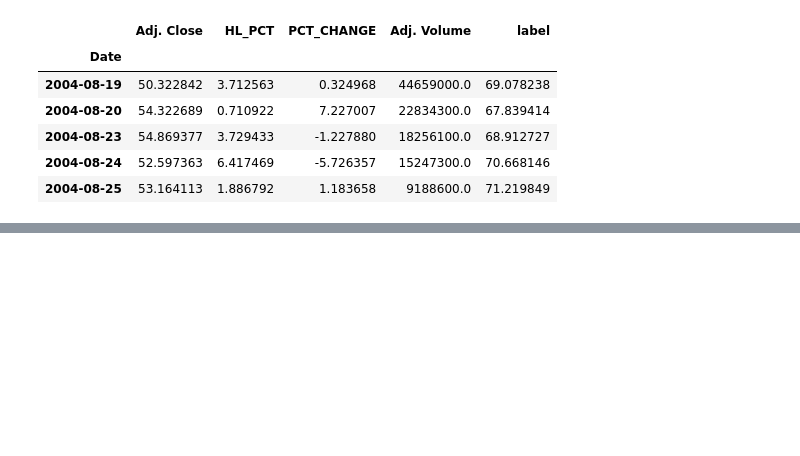
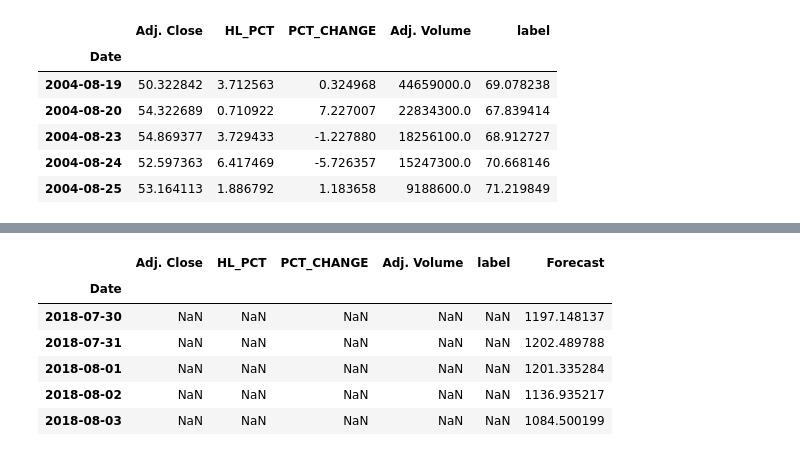
Before and after one commit to JeraldCrisBergantinos/PracticalMachineLearning, a Jupyter notebook: Regression.ipynb, the cells around one changed output, grey strips where cells are left out. Cells and saved outputs as stored; diff of their text form; code cells hidden in the pictures; blank space fills up the shorter version.

```diff
--- a/Regression.ipynb
+++ b/Regression.ipynb
@@ -141,0 +180,10 @@ accuracy
+# %%
+df.tail()
+# %% [output]
+|  | Adj. Close | HL_PCT | PCT_CHANGE | Adj. Volume | label | Forecast |
+| Date |  |  |  |  |  |  |
+| 2018-07-30 | NaN | NaN | NaN | NaN | NaN | 1197.148137 |
+| 2018-07-31 | NaN | NaN | NaN | NaN | NaN | 1202.489788 |
+| 2018-08-01 | NaN | NaN | NaN | NaN | NaN | 1201.335284 |
+| 2018-08-02 | NaN | NaN | NaN | NaN | NaN | 1136.935217 |
+| 2018-08-03 | NaN | NaN | NaN | NaN | NaN | 1084.500199 |
```
Also changed, not shown: parts of 25 cells of this notebook.
